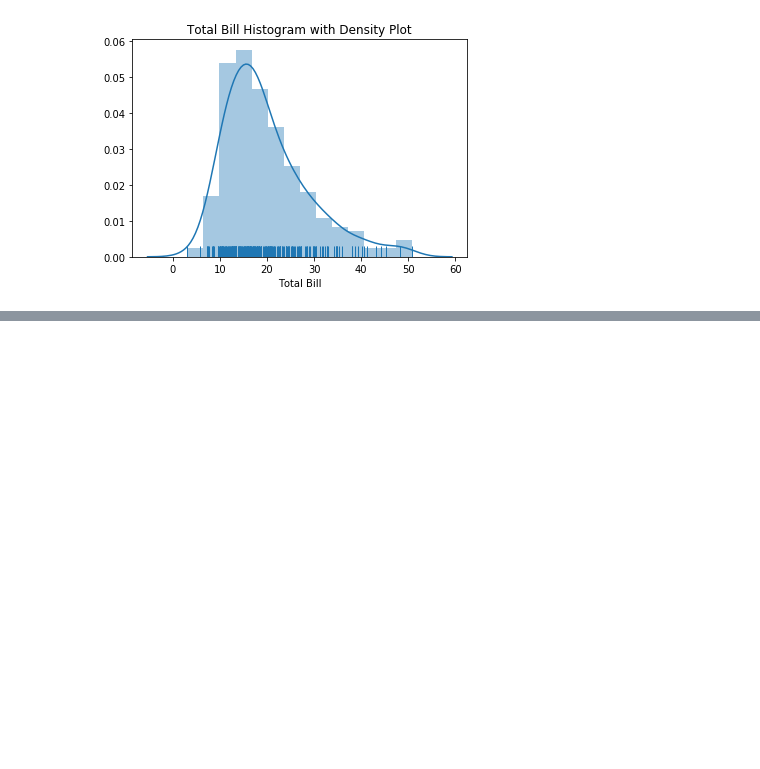
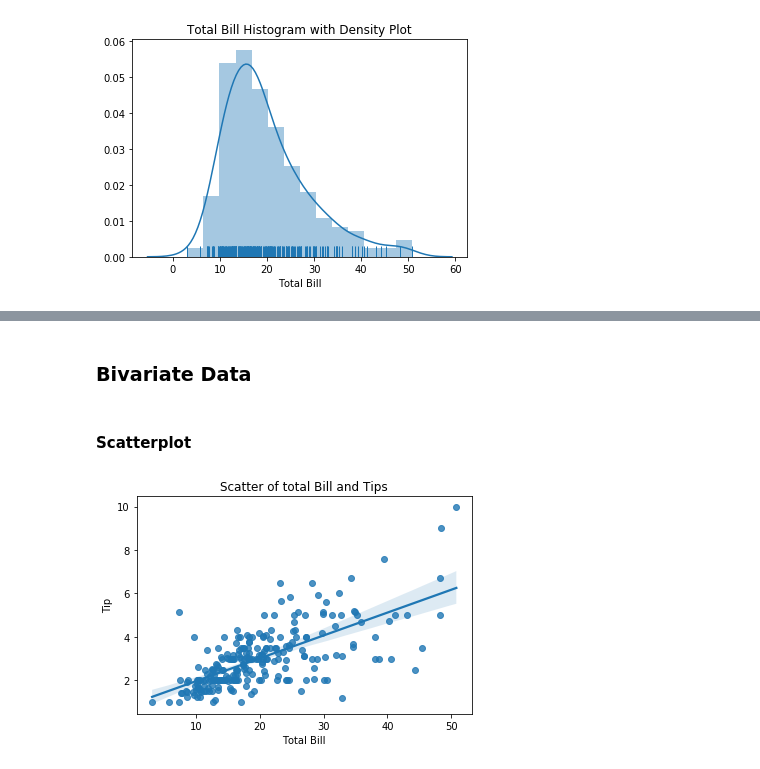
Before and after one commit to DeepikaSampangi/python_ds_pkgs, a Jupyter notebook: Pandas/Pandas - Plotting.ipynb, the cells around one changed output, grey strips where cells are left out. Drawn from its saved outputs; the diff is of its cells as text; code cells hidden in the pictures; blank space fills up the shorter version.

```diff
--- a/Pandas/Pandas - Plotting.ipynb
+++ b/Pandas/Pandas - Plotting.ipynb
@@ -224,0 +237,15 @@ plt.show()
+# %% [markdown]
+### Bivariate Data
+# %% [markdown]
+#### Scatterplot
+# %%
+scatter, ax = plt.subplots()
+ax =sns.regplot(x='total_bill', y='tip', data=tips)
+
+ax.set_title('Scatter of total Bill and Tips')
+ax.set_xlabel('Total Bill')
+ax.set_ylabel('Tip')
+
+plt.show()
+# %% [output]
+[figure, added]
```
Also changed, not shown: parts of 11 cells of this notebook.
